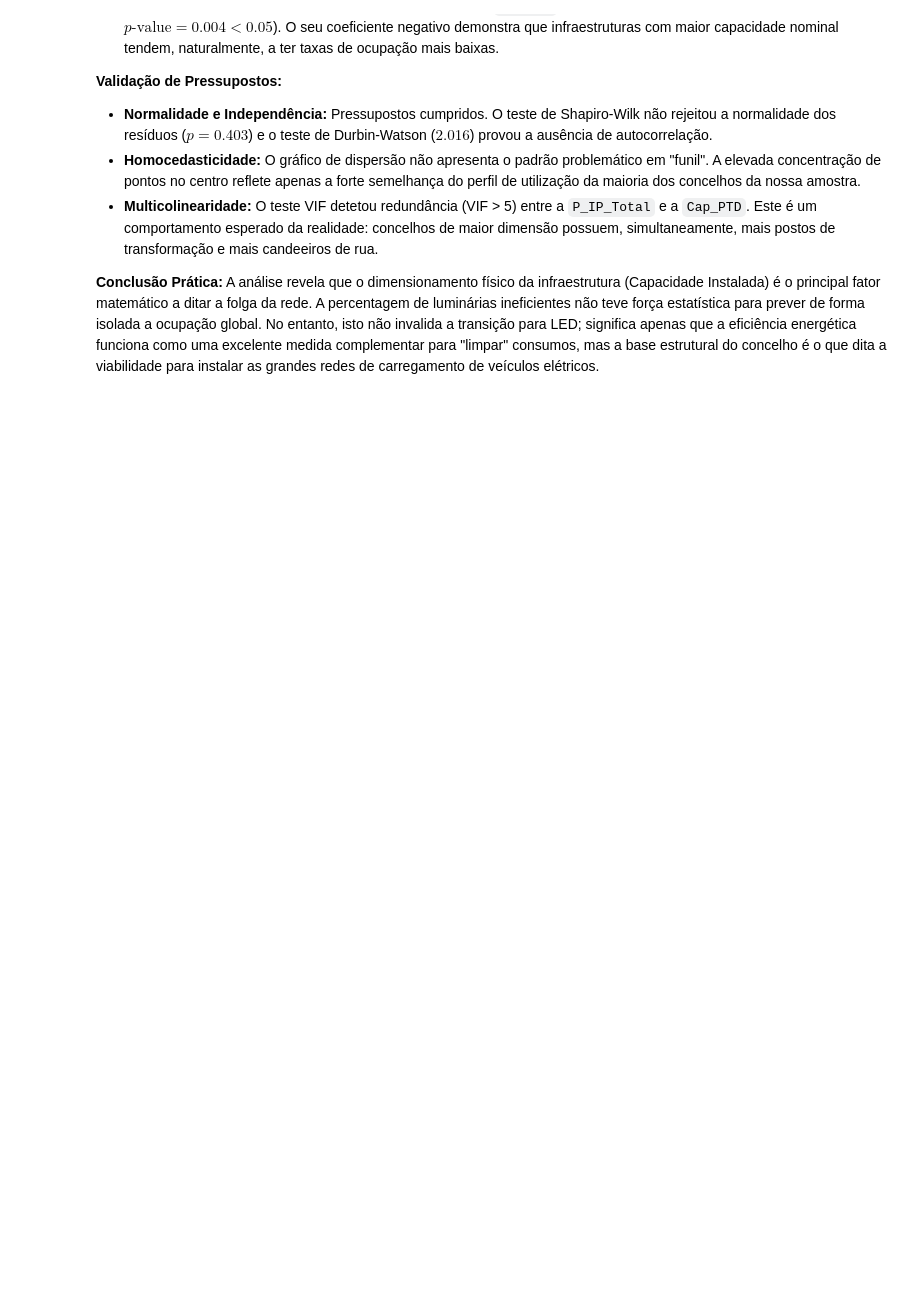
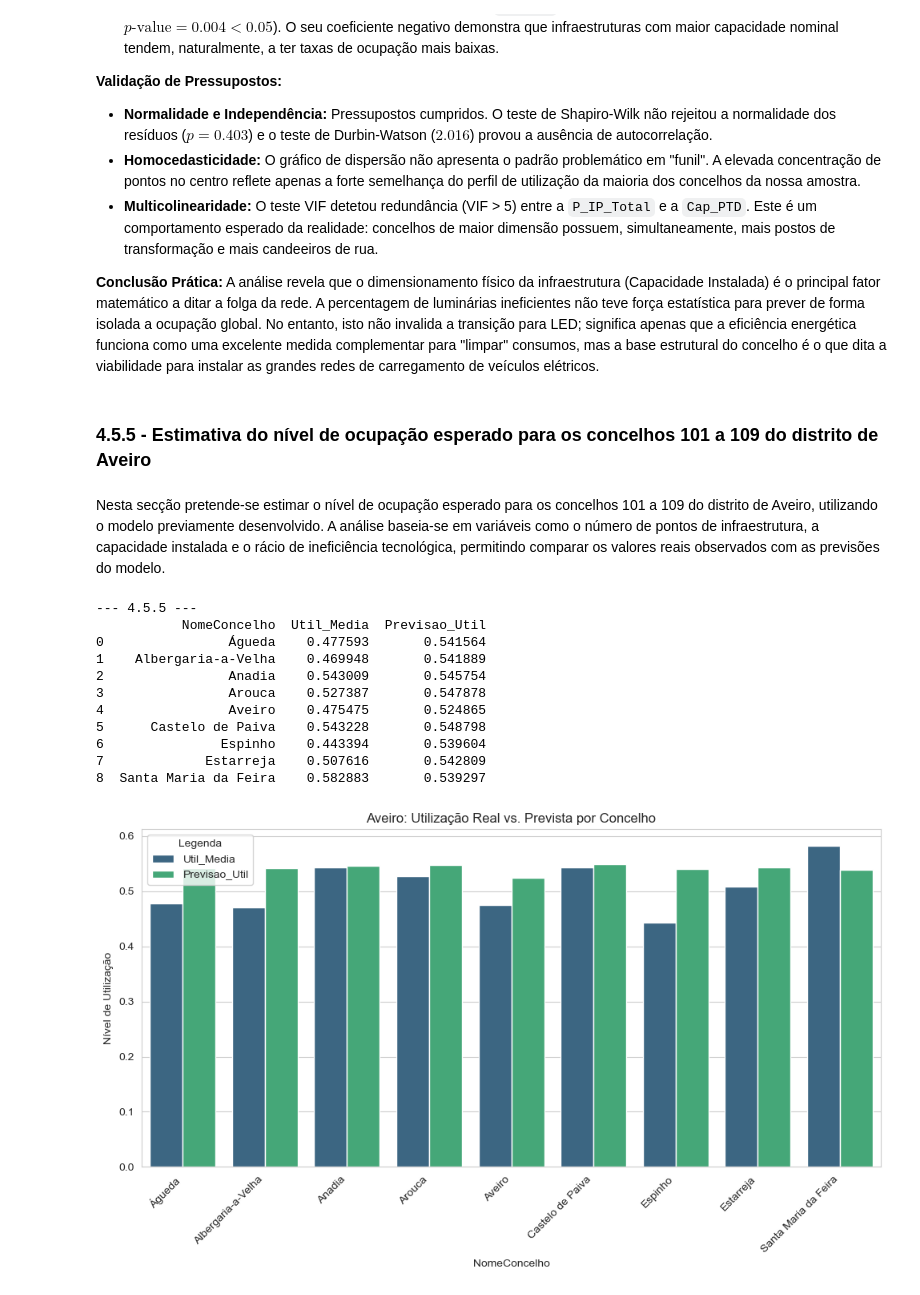
Before and after one commit to regina1230726/ANADI_TPA_3DI_1230726_1231003_1230620, a Jupyter notebook: codigo.ipynb, the cells around one changed output. Cells and saved outputs as stored; diff of their text form; code cells hidden in the pictures; blank space fills up the shorter version.

```diff
--- a/codigo.ipynb
+++ b/codigo.ipynb
@@ -1051,3 +1079,47 @@ print(vif_data)
 
 **Conclusão Prática:**
 A análise revela que o dimensionamento físico da infraestrutura (Capacidade Instalada) é o principal fator matemático a ditar a folga da rede. A percentagem de luminárias ineficientes não teve força estatística para prever de forma isolada a ocupação global. No entanto, isto não invalida a transição para LED; significa apenas que a eficiência energética funciona como uma excelente medida complementar para "limpar" consumos, mas a base estrutural do concelho é o que dita a viabilidade para instalar as grandes redes de carregamento de veículos elétricos.
+# %% [markdown]
+### 4.5.5 - Estimativa do nível de ocupação esperado para os concelhos 101 a 109 do distrito de Aveiro
+# %% [markdown]
+Nesta secção pretende-se estimar o nível de ocupação esperado para os concelhos 101 a 109 do distrito de Aveiro, utilizando o modelo previamente desenvolvido. A análise baseia-se em variáveis como o número de pontos de infraestrutura, a capacidade instalada e o rácio de ineficiência tecnológica, permitindo comparar os valores reais observados com as previsões do modelo.
+# %%
+mapa_concelhos = dict(zip(ip['CodDistritoConcelho'], ip['Concelho']))
+lista_aveiro = [101,102,103,104,105,106,107,108,109]
+concelhos_aveiro = df_final[df_final["CodDistritoConcelho"].isin(lista_aveiro)].copy()
+concelhos_aveiro["NomeConcelho"] = concelhos_aveiro["CodDistritoConcelho"].map(mapa_concelhos)
+X_aveiro = concelhos_aveiro[["P_IP_Total", "Cap_PTD", "Rate_Ineficiencia"]]
+X_aveiro = sm.add_constant(X_aveiro)
+concelhos_aveiro["Previsao_Util"] = modelo.predict(X_aveiro)
+
+# resultado final
+print("\n--- 4.5.5 ---")
+print(concelhos_aveiro[[
+    "NomeConcelho",
+    "Util_Media",
+    "Previsao_Util"
+]])
+
+# gráfigo
+plt.figure(figsize=(10, 6))
+df_plot = concelhos_aveiro.melt(id_vars="NomeConcelho", value_vars=["Util_Media", "Previsao_Util"])
+sns.barplot(data=df_plot, x="NomeConcelho", y="value", hue="variable", palette="viridis")
+plt.title("Aveiro: Utilização Real vs. Prevista por Concelho")
+plt.ylabel("Nível de Utilização")
+plt.xticks(rotation=45, ha='right') # ha='right' alinha bem os nomes inclinados
+plt.legend(title="Legenda")
+plt.tight_layout()
+plt.show()
+# %% [output]
+--- 4.5.5 ---
+           NomeConcelho  Util_Media  Previsao_Util
+0                Águeda    0.477593       0.541564
+1    Albergaria-a-Velha    0.469948       0.541889
+2                Anadia    0.543009       0.545754
+3                Arouca    0.527387       0.547878
+4                Aveiro    0.475475       0.524865
+5      Castelo de Paiva    0.543228       0.548798
+6               Espinho    0.443394       0.539604
+7             Estarreja    0.507616       0.542809
+8  Santa Maria da Feira    0.582883       0.539297
+[figure, added]
```
Also changed, not shown: parts of 29 cells of this notebook, 1 other file.
